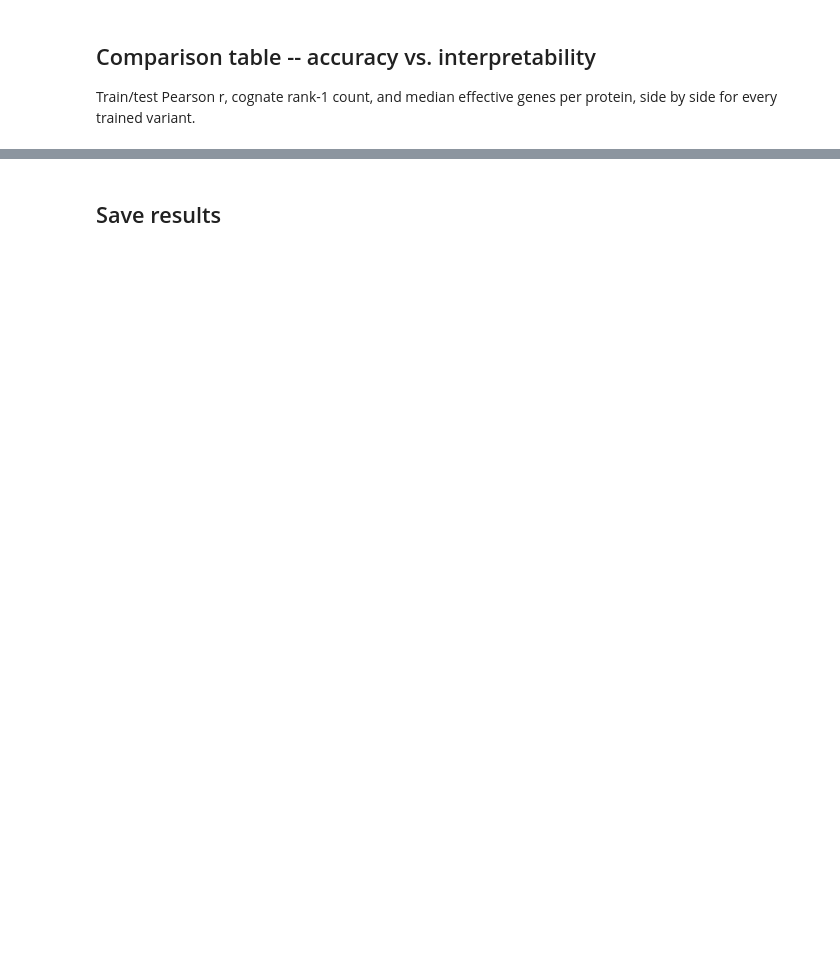
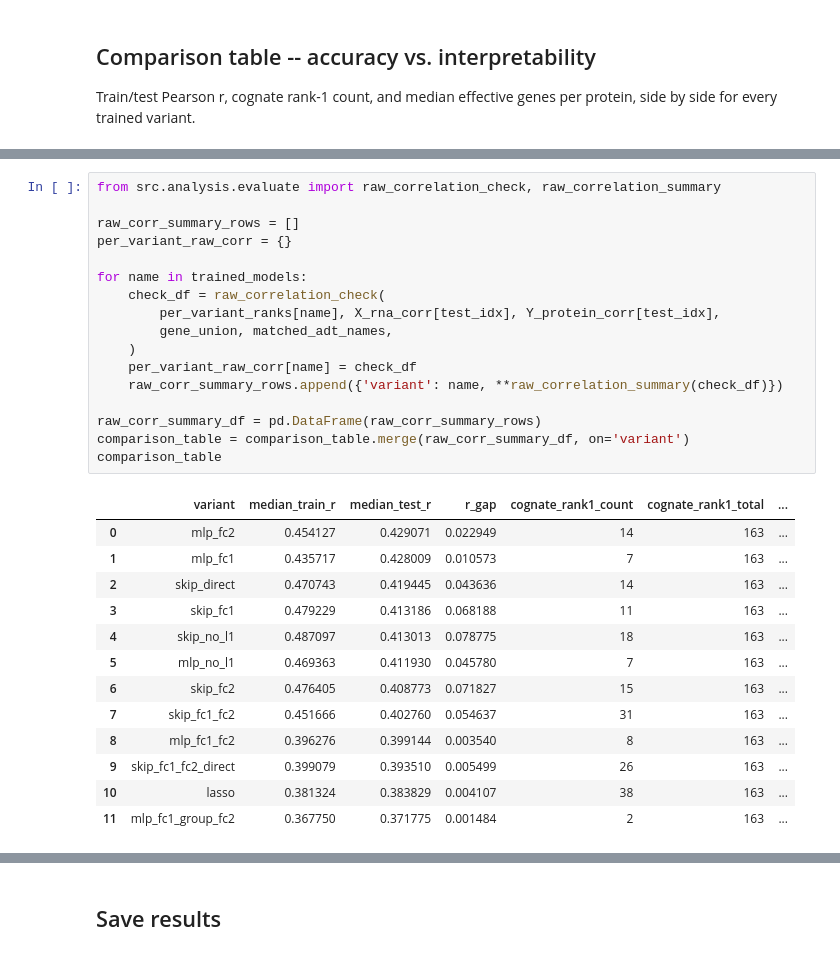
Before and after one commit to fshokor/covid-citeseq, a Jupyter notebook: notebooks/nb11_mlp_variant_comparison.ipynb, the cells around one changed output, grey strips where cells are left out. Saved outputs shown, nothing was run; the diff lists cells and outputs as text; blank space fills up the shorter version.

```diff
--- a/notebooks/nb11_mlp_variant_comparison.ipynb
+++ b/notebooks/nb11_mlp_variant_comparison.ipynb
@@ -290,0 +304,31 @@ comparison_table
+# %%
+from src.analysis.evaluate import raw_correlation_check, raw_correlation_summary
+
+raw_corr_summary_rows = []
+per_variant_raw_corr = {}
+
+for name in trained_models:
+    check_df = raw_correlation_check(
+        per_variant_ranks[name], X_rna_corr[test_idx], Y_protein_corr[test_idx],
+        gene_union, matched_adt_names,
+    )
+    per_variant_raw_corr[name] = check_df
+    raw_corr_summary_rows.append({'variant': name, **raw_correlation_summary(check_df)})
+
+raw_corr_summary_df = pd.DataFrame(raw_corr_summary_rows)
+comparison_table = comparison_table.merge(raw_corr_summary_df, on='variant')
+comparison_table
+# %% [output]
+|  | variant | median_train_r | median_test_r | r_gap | cognate_rank1_count | cognate_rank1_total | ... |
+| 0 | mlp_fc2 | 0.454127 | 0.429071 | 0.022949 | 14 | 163 | ... |
+| 1 | mlp_fc1 | 0.435717 | 0.428009 | 0.010573 | 7 | 163 | ... |
+| 2 | skip_direct | 0.470743 | 0.419445 | 0.043636 | 14 | 163 | ... |
+| 3 | skip_fc1 | 0.479229 | 0.413186 | 0.068188 | 11 | 163 | ... |
+| 4 | skip_no_l1 | 0.487097 | 0.413013 | 0.078775 | 18 | 163 | ... |
+| 5 | mlp_no_l1 | 0.469363 | 0.411930 | 0.045780 | 7 | 163 | ... |
+| 6 | skip_fc2 | 0.476405 | 0.408773 | 0.071827 | 15 | 163 | ... |
+| 7 | skip_fc1_fc2 | 0.451666 | 0.402760 | 0.054637 | 31 | 163 | ... |
+| 8 | mlp_fc1_fc2 | 0.396276 | 0.399144 | 0.003540 | 8 | 163 | ... |
+| 9 | skip_fc1_fc2_direct | 0.399079 | 0.393510 | 0.005499 | 26 | 163 | ... |
+| 10 | lasso | 0.381324 | 0.383829 | 0.004107 | 38 | 163 | ... |
+| 11 | mlp_fc1_group_fc2 | 0.367750 | 0.371775 | 0.001484 | 2 | 163 | ... |
```
Also changed, not shown: parts of 15 cells of this notebook, 3 other files.
